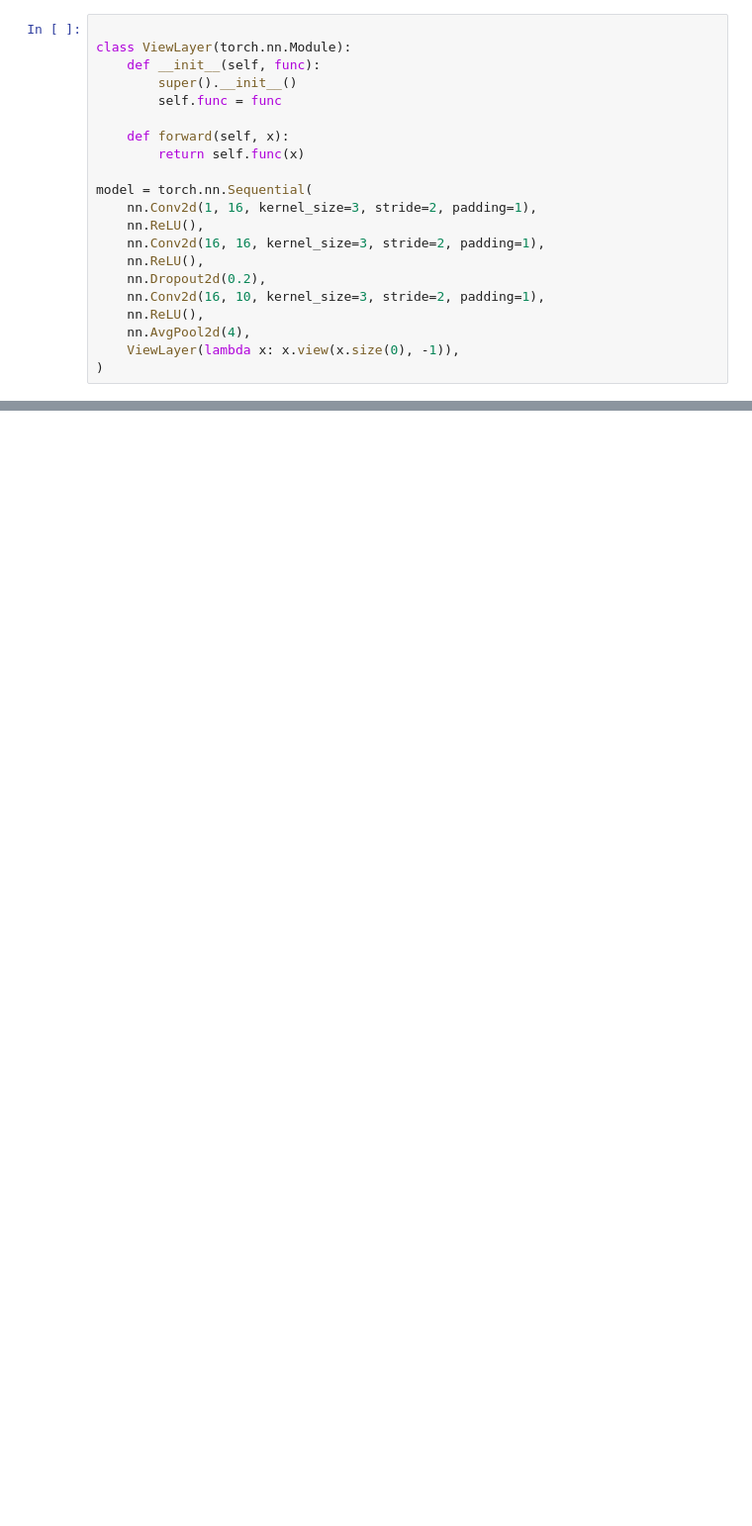
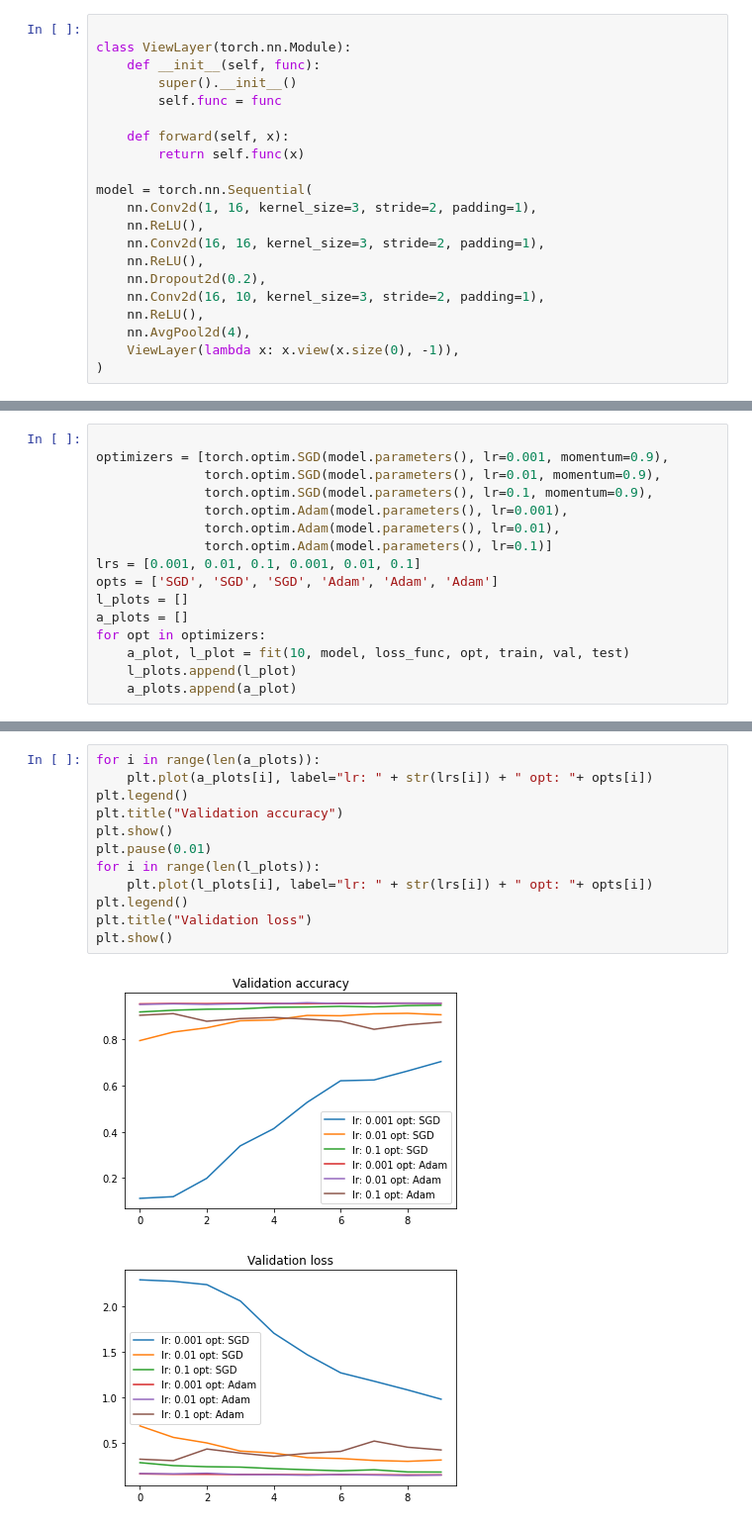
Before and after one commit to ErikHys/INF265, a Jupyter notebook: Weekly's/week5.ipynb, the cells around one changed output, grey strips where cells are left out. Shown at 99% size. Drawn from its saved outputs; the diff is of its cells as text; blank space fills up the shorter version.

```diff
--- a/Weekly's/week5.ipynb
+++ b/Weekly's/week5.ipynb
@@ -136,0 +190,16 @@ Epoch: 20 loss: 0.18790408764488814
+# %%
+
+optimizers = [torch.optim.SGD(model.parameters(), lr=0.001, momentum=0.9),
+              torch.optim.SGD(model.parameters(), lr=0.01, momentum=0.9),
+              torch.optim.SGD(model.parameters(), lr=0.1, momentum=0.9),
+              torch.optim.Adam(model.parameters(), lr=0.001),
+              torch.optim.Adam(model.parameters(), lr=0.01),
+              torch.optim.Adam(model.parameters(), lr=0.1)]
+lrs = [0.001, 0.01, 0.1, 0.001, 0.01, 0.1]
+opts = ['SGD', 'SGD', 'SGD', 'Adam', 'Adam', 'Adam']
+l_plots = []
+a_plots = []
+for opt in optimizers:
+    a_plot, l_plot = fit(10, model, loss_func, opt, train, val, test)
+    l_plots.append(l_plot)
+    a_plots.append(a_plot)
@@ -136,0 +224,15 @@ Epoch: 20 loss: 0.18790408764488814
+# %%
+for i in range(len(a_plots)):
+    plt.plot(a_plots[i], label="lr: " + str(lrs[i]) + " opt: "+ opts[i])
+plt.legend()
+plt.title("Validation accuracy")
+plt.show()
+plt.pause(0.01)
+for i in range(len(l_plots)):
+    plt.plot(l_plots[i], label="lr: " + str(lrs[i]) + " opt: "+ opts[i])
+plt.legend()
+plt.title("Validation loss")
+plt.show()
+# %% [output]
+[figure, added]
+[figure, added]
```
Also changed, not shown: parts of 8 cells of this notebook, 1 other file.
